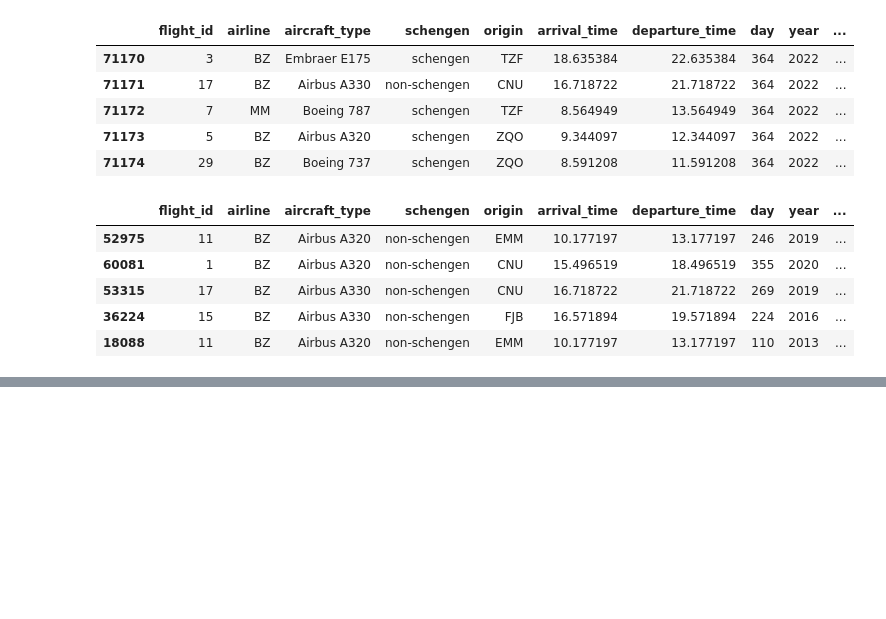
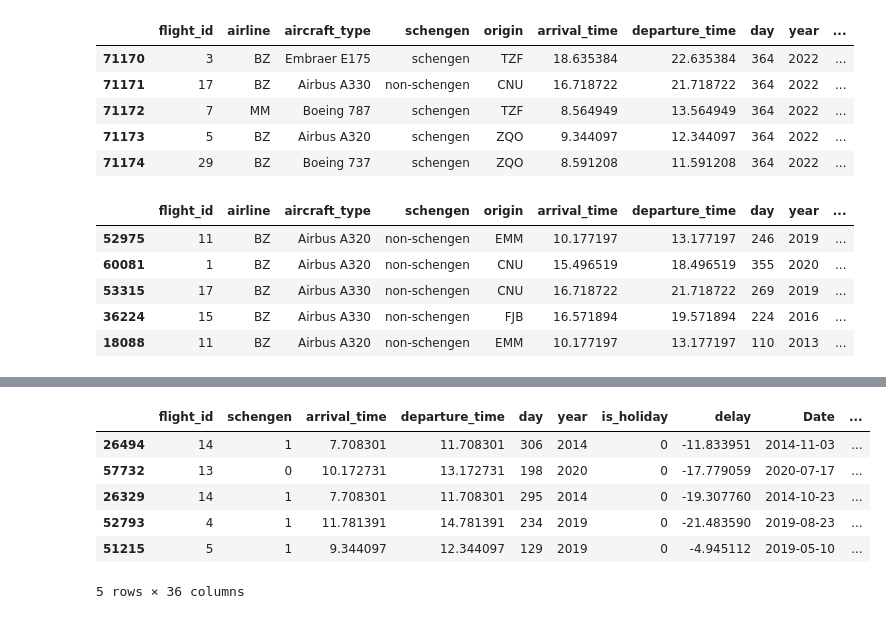
Before and after one commit to Tecindes/ClasificacionValidacion, a Jupyter notebook: IAAumentada.ipynb, the cells around one changed output, grey strips where cells are left out. Saved outputs shown, nothing was run; the diff lists cells and outputs as text; code cells hidden in the pictures; blank space fills up the shorter version.

```diff
--- a/IAAumentada.ipynb
+++ b/IAAumentada.ipynb
@@ -291,0 +320,11 @@ datos
+# %%
+datos_codificados=pd.get_dummies(data=datos,columns=categoricas,dtype=int)
+datos_codificados.sample(5)
+# %% [output]
+|  | flight_id | schengen | arrival_time | departure_time | day | year | is_holiday | delay | Date | ... |
+| 26494 | 14 | 1 | 7.708301 | 11.708301 | 306 | 2014 | 0 | -11.833951 | 2014-11-03 | ... |
+| 57732 | 13 | 0 | 10.172731 | 13.172731 | 198 | 2020 | 0 | -17.779059 | 2020-07-17 | ... |
+| 26329 | 14 | 1 | 7.708301 | 11.708301 | 295 | 2014 | 0 | -19.307760 | 2014-10-23 | ... |
+| 52793 | 4 | 1 | 11.781391 | 14.781391 | 234 | 2019 | 0 | -21.483590 | 2019-08-23 | ... |
+| 51215 | 5 | 1 | 9.344097 | 12.344097 | 129 | 2019 | 0 | -4.945112 | 2019-05-10 | ... |
+5 rows × 36 columns
```
Also changed, not shown: parts of 4 cells of this notebook.
